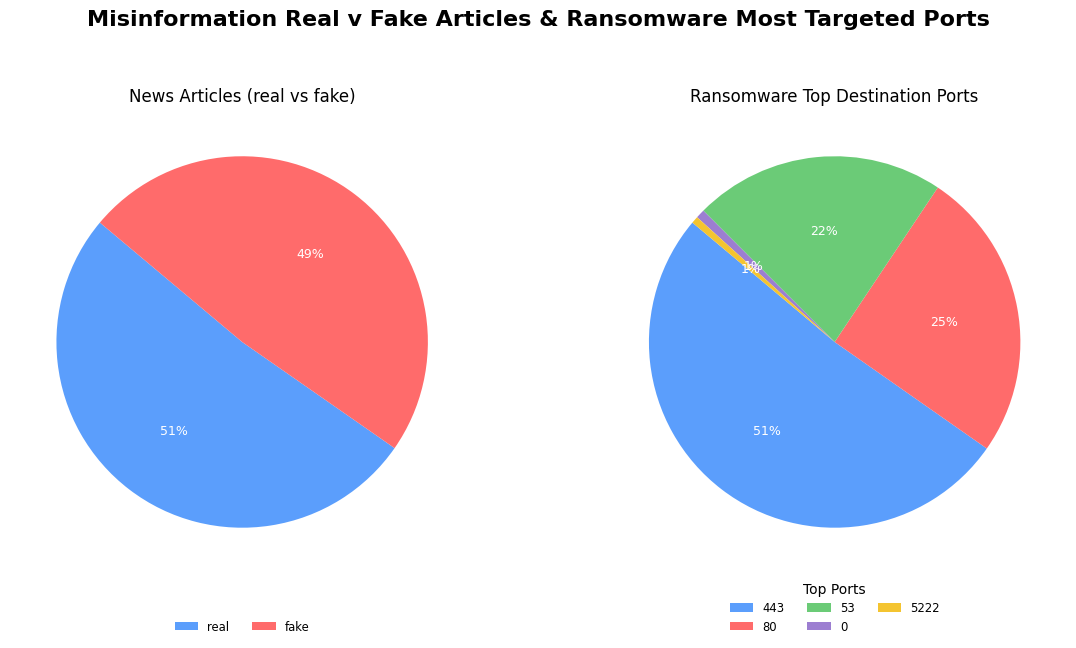
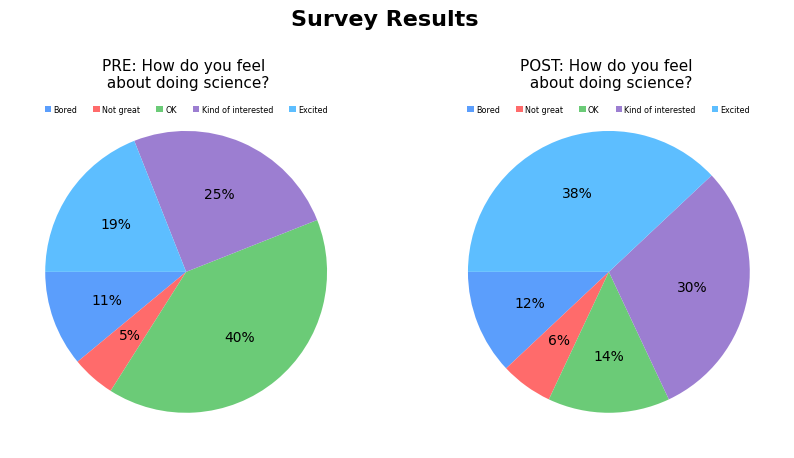
Code edit (unified diff) that turned the first committed figure into the second:
--- before
+++ after
@@ -1,30 +1,38 @@
 # Double Pie Chart (Figure 0.4 on pg. 5)
 
-# Misinformation: real vs fake
-label_counts = misinformation_df['label'].value_counts().reindex(['real', 'fake'], fill_value=0)
-misinfo_labels = label_counts.index.tolist()
-misinfo_values = label_counts.tolist()
+# Data
+labels = ['Bored', 'Not great', 'OK', 'Kind of interested', 'Excited']
+data1 = [11, 5, 40, 25, 19]
+data2 = [12, 6, 14, 30, 38]
 
-# Ransomware: top destination ports
-top_ports = ransomware_df['Destination Port'].value_counts().nlargest(5)
-port_labels = top_ports.index.astype(str).tolist()
-port_values = top_ports.tolist()
+# Custom Color Palette
+# You can use standard names, Hex codes, or RGB tuples
+colors_chart = [ '#5B9EFC', '#FF6B6B', '#6BCB77', '#9C7ED1', '#5DBEFF']  # Soft Coral, Blue, Green
 
-colors_chart = ['#5B9EFC', '#FF6B6B', '#6BCB77', '#9C7ED1', '#F4C430']
+# Create subplots (1 row, 2 columns)
+fig, (ax1, ax2) = plt.subplots(1, 2, figsize=(10, 5))
 
-fig, (ax1, ax2) = plt.subplots(1, 2, figsize=(12, 6))
-fig.suptitle('Misinformation Real v Fake Articles & Ransomware Most Targeted Ports', fontsize=16, fontweight='bold', y=1.03)
+# Add Master Title
+fig.suptitle('Survey Results', fontsize=16, fontweight='bold', y=1.02)
 
-wedges1, texts1, autotexts1 = ax1.pie(misinfo_values, autopct='%1.0f%%', startangle=140, colors=colors_chart[:2])
-ax1.legend(wedges1, misinfo_labels, title='', loc='lower center', bbox_to_anchor=(0.5, -0.15), ncol=2, frameon=False, fontsize='small')
-ax1.set_title('News Articles (real vs fake)', fontsize=12)
+# Chart 1
+wedges1, _, _ = ax1.pie(data1, autopct='%1.0f%%', startangle=180, colors=colors_chart)
+ax1.legend(
+    wedges1, labels, title="", 
+    loc="lower center", bbox_to_anchor=(0.5, 0.93), ncol=5,
+    frameon=False, fontsize='xx-small', title_fontsize='x-small',
+    handlelength=0.8, handleheight=0.8, handletextpad=0.3, borderpad=0.3
+)
+# Center the title above the centered legend
+ax1.set_title('PRE: How do you feel \n about doing science?', y=1, loc='center', fontsize=11)
 
-wedges2, texts2, autotexts2 = ax2.pie(port_values, autopct='%1.0f%%', startangle=140, colors=colors_chart)
-ax2.legend(wedges2, port_labels, title='Top Ports', loc='lower center', bbox_to_anchor=(0.5, -0.15), ncol=3, frameon=False, fontsize='small')
-ax2.set_title('Ransomware Top Destination Ports', fontsize=12)
-
-for autotext in list(autotexts1) + list(autotexts2):
-    autotext.set_color('white')
-    autotext.set_fontsize(9)
-
-plt.tight_layout(rect=[0, 0, 1, 0.95])
+# Chart 2
+wedges2, _, _ = ax2.pie(data2, autopct='%1.0f%%', startangle=180, colors=colors_chart)
+ax2.legend(
+    wedges2, labels, title="", 
+    loc="lower center", bbox_to_anchor=(0.5, 0.93), ncol=5,
+    frameon=False, fontsize='xx-small', title_fontsize='x-small',
+    handlelength=0.8, handleheight=0.8, handletextpad=0.3, borderpad=0.3
+)
+# Center the title above the centered legend
+ax2.set_title('POST: How do you feel \n about doing science?', y=1, loc='center', fontsize=11)

Commit: Update Section 4